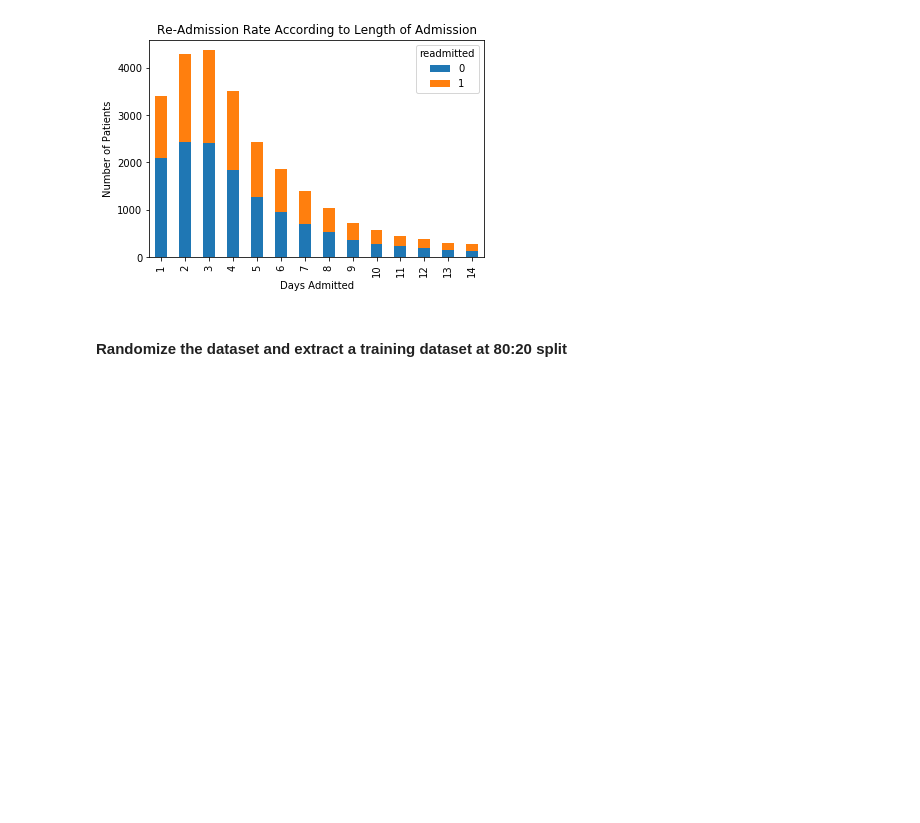
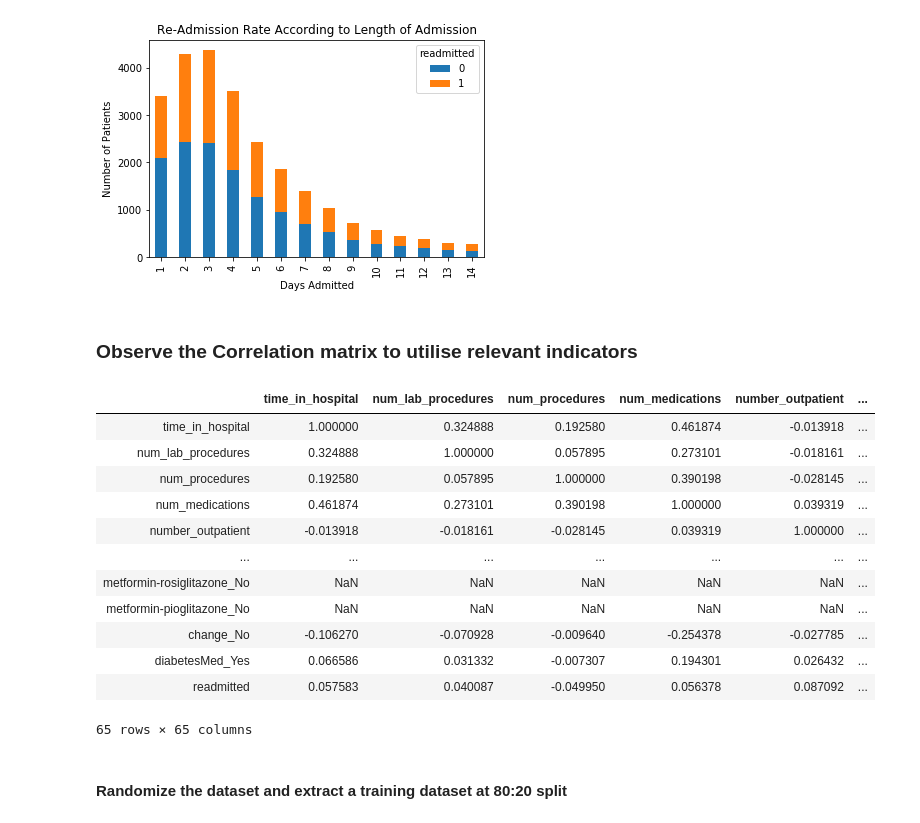
Before and after one commit to a-dodds-datascience/Northeastern_Uni_Work_, a Jupyter notebook: Patient Re-Admission Modeling (VIM Proof of Concept).ipynb, the cells around one changed output. Drawn from its saved outputs; the diff is of its cells as text; code cells hidden in the pictures; blank space fills up the shorter version.

```diff
--- a/Patient Re-Admission Modeling (VIM Proof of Concept).ipynb
+++ b/Patient Re-Admission Modeling (VIM Proof of Concept).ipynb
@@ -69,6 +62,24 @@ plt.ylabel('Number of Patients')
 # %% [output]
 Text(0, 0.5, 'Number of Patients')
 [figure]
+# %% [markdown]
+### Observe the Correlation matrix to utilise relevant indicators
+# %%
+df.corr()
+# %% [output]
+|  | time_in_hospital | num_lab_procedures | num_procedures | num_medications | number_outpatient | ... |
+| time_in_hospital | 1.000000 | 0.324888 | 0.192580 | 0.461874 | -0.013918 | ... |
+| num_lab_procedures | 0.324888 | 1.000000 | 0.057895 | 0.273101 | -0.018161 | ... |
+| num_procedures | 0.192580 | 0.057895 | 1.000000 | 0.390198 | -0.028145 | ... |
+| num_medications | 0.461874 | 0.273101 | 0.390198 | 1.000000 | 0.039319 | ... |
+| number_outpatient | -0.013918 | -0.018161 | -0.028145 | 0.039319 | 1.000000 | ... |
+| ... | ... | ... | ... | ... | ... | ... |
+| metformin-rosiglitazone_No | NaN | NaN | NaN | NaN | NaN | ... |
+| metformin-pioglitazone_No | NaN | NaN | NaN | NaN | NaN | ... |
+| change_No | -0.106270 | -0.070928 | -0.009640 | -0.254378 | -0.027785 | ... |
+| diabetesMed_Yes | 0.066586 | 0.031332 | -0.007307 | 0.194301 | 0.026432 | ... |
+| readmitted | 0.057583 | 0.040087 | -0.049950 | 0.056378 | 0.087092 | ... |
+65 rows × 65 columns
 # %% [markdown]
 #### Randomize the dataset and extract a training dataset at 80:20 split
 # %%
```
Also changed, not shown: parts of 7 cells of this notebook.
